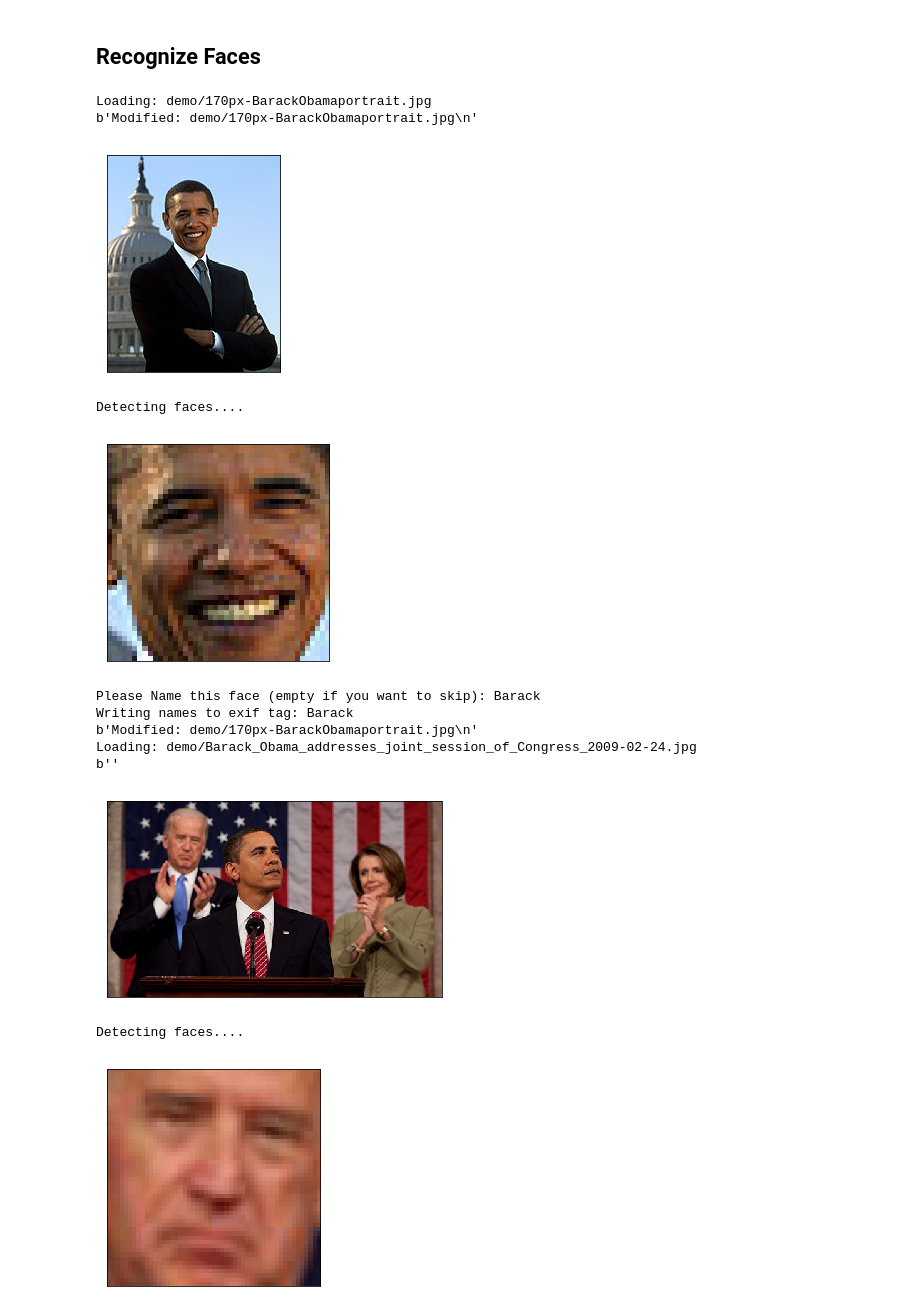
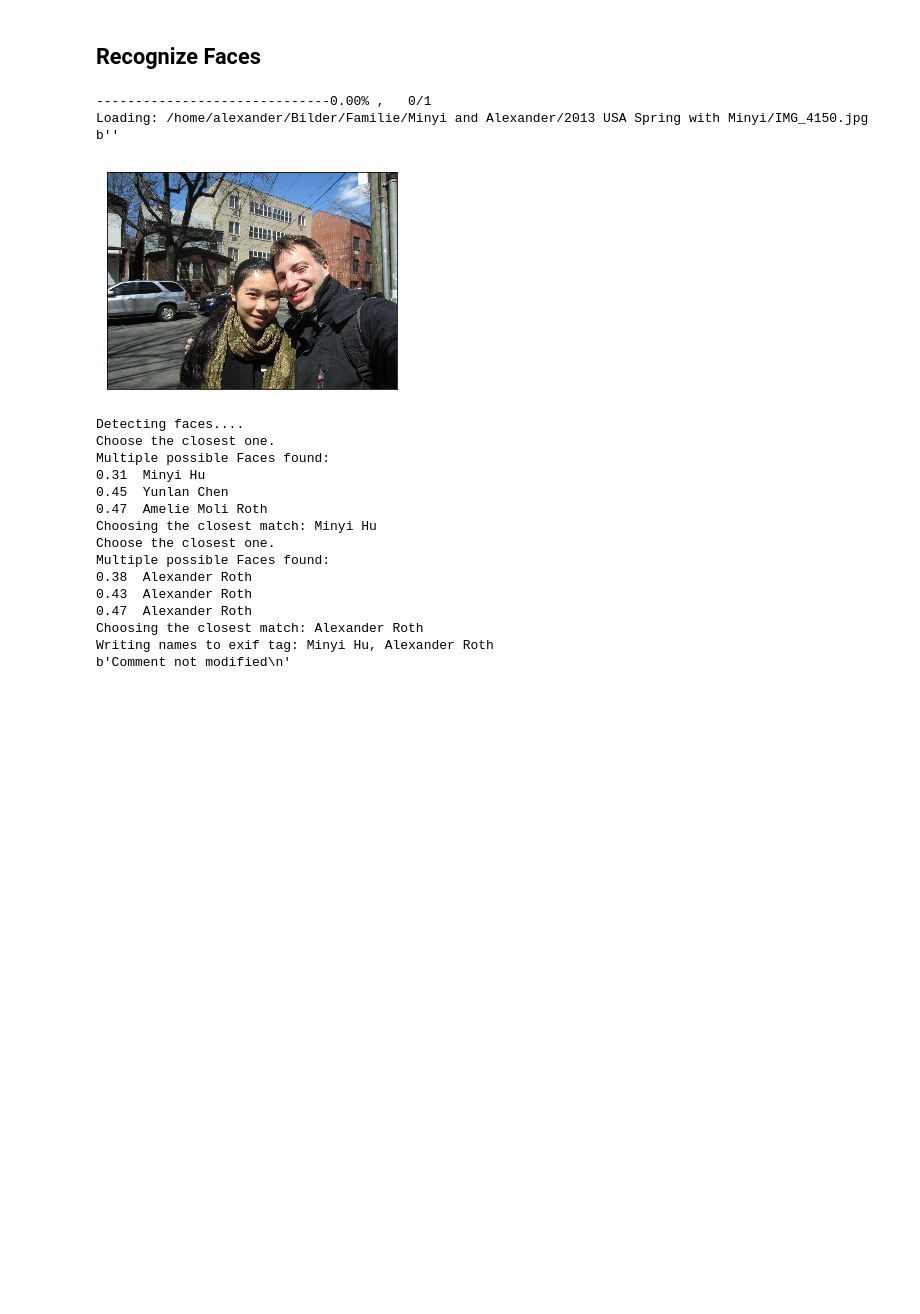
Before and after one commit to roth-a/FaceTag, a Jupyter notebook: facetag.ipynb, the cells around one changed output. Saved outputs shown, nothing was run; the diff lists cells and outputs as text; code cells hidden in the pictures; blank space fills up the shorter version.

Commit message:
choosing closest match automatically

```diff
--- a/facetag.ipynb
+++ b/facetag.ipynb
@@ -163,7 +163,7 @@ if args['shuffle']:
 
 
 for pic_idx, pic in enumerate(pics):
-    print("------------------------------"+"{0:.2f}".format(pic_idx/len(pics)*100)+'% ,   '+str(pic_idx)+'/'+len(pics))
+    print("------------------------------"+"{0:.2f}".format(pic_idx/len(pics)*100)+'% ,   '+str(pic_idx)+'/'+str(len(pics)))
     print('Loading: '+pic)
     try:
         RotateImg(pic)
@@ -187,65 +187,68 @@ for pic_idx, pic in enumerate(pics):
         if len(encs) ==0: print('No faces found.')
         names = []
         for i in range(len(encs)):
-            matches = np.array(face_recognition.compare_faces(faces['encs'], encs[i], tolerance=0.45) )
+            matches_bool = np.array(face_recognition.compare_faces(faces['encs'], encs[i], tolerance=0.48) )
 
-            if matches.any():
-                matches, found_idxs  = np.unique( faces['names'][matches], return_index=True)
 
-                if len(matches)==1:
-                    names += [matches[0]]
-                    print( matches[0])
-                    ShowImg(pic, trim=locs[i], Timer=1.5)
-                else:
-                    ShowImg(pic, trim=locs[i], Timer=None)
-                    print('Multiple Faces found: '+ arr2str(matches))
-                    name_idx = int(MultipleChoice(matches, post='Which is the correct name?'))
-                    if name_idx in range(len(matches)):
-                        names += [matches[name_idx]]
-                    plt.close()
+            if matches_bool.any():
+                red_faces = faces['names'][matches_bool]
+                distances = face_recognition.face_distance(faces['encs'][matches_bool], encs[i])
+                print('Multiple possible Faces found:\n'+
+                      arr2str(["{0:.2f}".format(d)+'  '+name for d,name in zip(distances,red_faces)], sep='\n'))
+                names += [red_faces[np.argmin(distances)]]
+                print('Choosing the closest match: '+names[-1])
+
+
+                plt.close()
             else:
                 ShowImg(pic, trim=locs[i], Timer=None)
                 new_name = input('Please name this face (empty if you want to skip): ')
                 if new_name!='':
                     names += [new_name]
                     faces['encs'] = np.vstack([faces['encs'],encs[i]])
-                    faces['names'] = np.vstack([faces['names'],new_name])
+                    faces['names'] = np.hstack([faces['names'],new_name])
                 else:
                     print('Ok. Skipping.')
                 plt.close()
 
 
         if len(names)>0:   # only do something if there were faces
             print('Writing names to exif tag: '+arr2str(names))
             output = ExeCmd("jhead -cl \'"+arr2str(names)+"\'   \'" + pic+"\'" , errormessage='Error: Could not write Tags.' )
 
 
             # safe softlink
-            if args['softlinks']:
+            if args['softlinks'] and len(pics)>1:
                 for name in names:
                     namefolder = os.path.join(args['folder'][0],'..', args['softlink_folder'], name)
                     if not os.path.exists(namefolder):    os.makedirs(namefolder)
                     relative_from_subfolder = os.path.join('..','..',pic)
                     os.symlink(relative_from_subfolder, os.path.join(namefolder,Path2Filename(pic)))
 
 
             # periodically save the database
             pickle.dump( faces, open( args['database'], "wb" ) ) #data = pickle.load( open( "file.save", "rb" ) )
     except KeyboardInterrupt:
         raise
-    except:
-        print('Error in processing image. Skipping.')
+    #except:
+    #    print('Error in processing image. Skipping.')
 # %% [output]
-Loading: demo/170px-BarackObamaportrait.jpg
-b'Modified: demo/170px-BarackObamaportrait.jpg\n'
+------------------------------0.00% ,   0/1
+Loading: /home/alexander/Bilder/Familie/Minyi and Alexander/2013 USA Spring with Minyi/IMG_4150.jpg
+b''
-[figure, old version]
+[figure, new version]
 Detecting faces....
+Choose the closest one.
+Multiple possible Faces found:
+0.31  Minyi Hu
+0.45  Yunlan Chen
+0.47  Amelie Moli Roth
+Choosing the closest match: Minyi Hu
+Choose the closest one.
+Multiple possible Faces found:
+0.38  Alexander Roth
+0.43  Alexander Roth
+0.47  Alexander Roth
+Choosing the closest match: Alexander Roth
+Writing names to exif tag: Minyi Hu, Alexander Roth
+b'Comment not modified\n'
-[figure, removed]
-Please Name this face (empty if you want to skip): Barack
-Writing names to exif tag: Barack
-b'Modified: demo/170px-BarackObamaportrait.jpg\n'
-Loading: demo/Barack_Obama_addresses_joint_session_of_Congress_2009-02-24.jpg
-b''
-[figure, removed]
-Detecting faces....
-[figure, removed]
```
Also changed, not shown: parts of 1 cell of this notebook, 4 other files.
